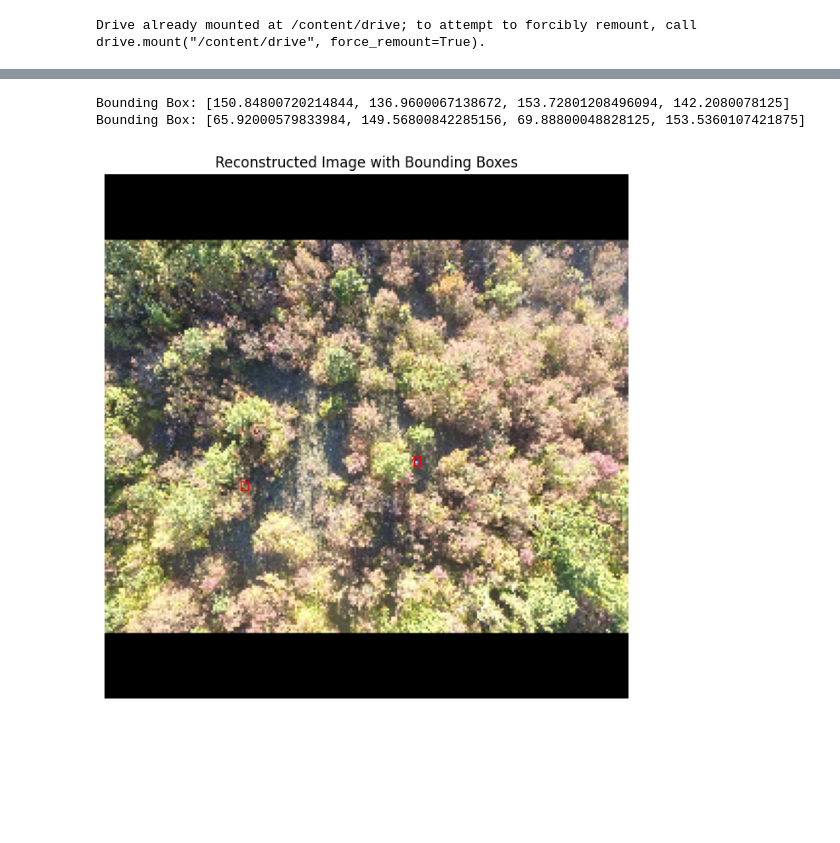
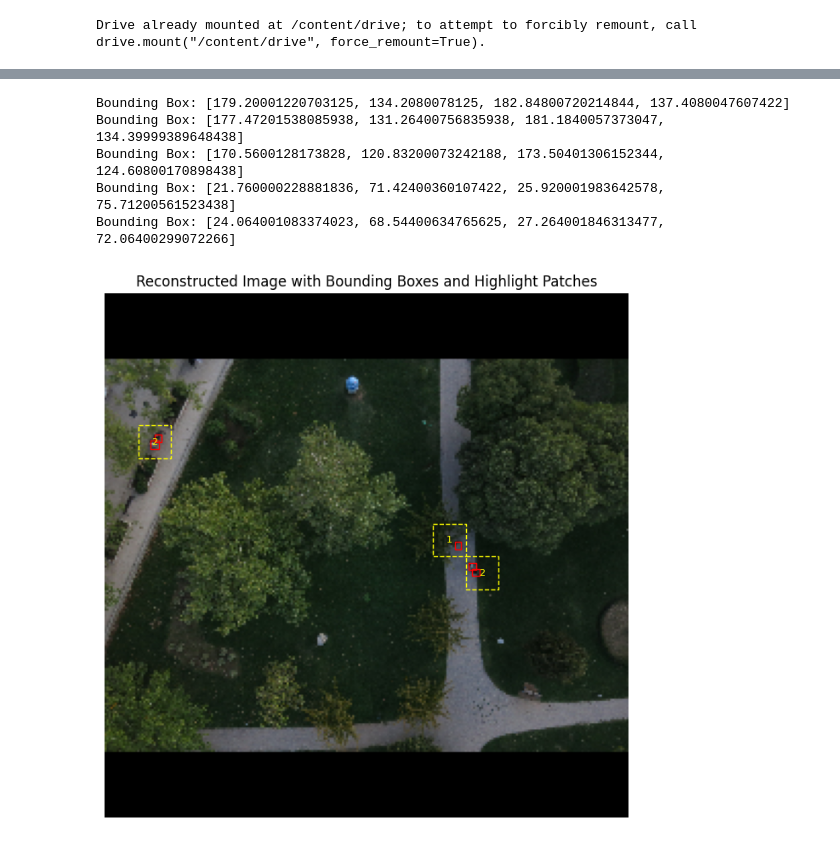
Before and after one commit to teddyam/LePersonFinder, a Jupyter notebook: preprocessing.ipynb, the cells around one changed output, grey strips where cells are left out. Cells and saved outputs as stored; diff of their text form; code cells hidden in the pictures; blank space fills up the shorter version.

```diff
--- a/preprocessing.ipynb
+++ b/preprocessing.ipynb
@@ -163,7 +181,9 @@ def preprocess_image(image_path, annotation_path):
       new_shape[1], new_shape[0], pad_w, pad_h
   )
 
-  return patches, bounding_boxes_scaled
+  overlap_counts = compute_overlap_counts(bounding_boxes_scaled, IMAGE_SIZE, PATCH_SIZE)
+
+  return patches, overlap_counts, bounding_boxes_scaled
 # %%
 def file_exists(file_path):
     return tf.io.gfile.exists(file_path.numpy().decode())
@@ -189,13 +209,17 @@ def create_filtered_dataset(images_path, annotations_path, subset_prefix):
 train_dataset = create_filtered_dataset(images_path, annotations_path, 'train')
 test_dataset = create_filtered_dataset(images_path, annotations_path, 'test')
 
-for patches, bboxes in train_dataset.take(1):
+for patches, overlap_counts, bboxes in train_dataset.take(1):
     print('Train patches shape:', patches.shape)
     print('Train bounding boxes:', bboxes)
+    print('Train overlap counts shape:', overlap_counts.shape)
+    print('Train sample overlap counts:', overlap_counts.numpy().flatten()[:256])
 
-for patches, bboxes in test_dataset.take(1):
+for patches, overlap_counts, bboxes in test_dataset.take(1):
     print('Test patches shape:', patches.shape)
     print('Test bounding boxes:', bboxes)
+    print('Test overlap counts shape:', overlap_counts.shape)
+    print('Test sample overlap counts:', overlap_counts.numpy().flatten()[:256])
 # %% [output]
 Train patches shape: (256, 768)
 Train bounding boxes: tf.Tensor([], shape=(0, 4), dtype=float32)
@@ -209,33 +241,46 @@ Test bounding boxes: tf.Tensor(
 # %%
-def display_image_with_bboxes(image_patches, bbox_data, num_patches_side):
+def display_image_with_bboxes(image_patches, overlap_counts, bbox_data, num_patches_side):
     patches_reshaped = tf.reshape(image_patches, [num_patches_side, num_patches_side, PATCH_SIZE, PATCH_SIZE, 3])
     patches_transposed = tf.transpose(patches_reshaped, [0, 2, 1, 3, 4])
     image_reconstructed = tf.reshape(patches_transposed, [IMAGE_SIZE, IMAGE_SIZE, 3])
 
     fig, ax = plt.subplots(figsize=(8, 8))
     ax.imshow(image_reconstructed)
 
     for bbox in bbox_data:
         y_min = bbox[1]
         x_min = bbox[0]
         y_max = bbox[3]
         x_max = bbox[2]
         print(f"Bounding Box: [{x_min}, {y_min}, {x_max}, {y_max}]")
 
         width = x_max - x_min
         height = y_max - y_min
 
         rect = mpatches.Rectangle((x_min, y_min), width, height, linewidth=1, edgecolor='r', facecolor='none')
         ax.add_patch(rect)
 
-    plt.title("Reconstructed Image with Bounding Boxes")
+    for i in range(num_patches_side):
+        for j in range(num_patches_side):
+            if overlap_counts[i, j, 0] > 0:
+                patch_x = j * PATCH_SIZE
+                patch_y = i * PATCH_SIZE
+                rect = mpatches.Rectangle((patch_x, patch_y), PATCH_SIZE, PATCH_SIZE, linewidth=1, edgecolor='yellow', facecolor='none', linestyle='--')
+                ax.add_patch(rect)
+                ax.text(patch_x + PATCH_SIZE / 2, patch_y + PATCH_SIZE / 2, str(overlap_counts[i, j, 0]),
+                        color='yellow', ha='center', va='center', fontsize=8)
+
+    plt.title("Reconstructed Image with Bounding Boxes and Highlight Patches")
     plt.axis('off')
     plt.show()
 
-for image_patches, bbox_data in train_dataset.take(1):
+for image_patches, overlap_counts, bbox_data in train_dataset.take(1):
     num_patches_side = IMAGE_SIZE // PATCH_SIZE
-    display_image_with_bboxes(image_patches.numpy(), bbox_data.numpy(), num_patches_side)
+    display_image_with_bboxes(image_patches.numpy(), overlap_counts.numpy(), bbox_data.numpy(), num_patches_side)
 # %% [output]
-Bounding Box: [150.84800720214844, 136.9600067138672, 153.72801208496094, 142.2080078125]
-Bounding Box: [65.92000579833984, 149.56800842285156, 69.88800048828125, 153.5360107421875]
+Bounding Box: [179.20001220703125, 134.2080078125, 182.84800720214844, 137.4080047607422]
+Bounding Box: [177.47201538085938, 131.26400756835938, 181.1840057373047, 134.39999389648438]
+Bounding Box: [170.5600128173828, 120.83200073242188, 173.50401306152344, 124.60800170898438]
+Bounding Box: [21.760000228881836, 71.42400360107422, 25.920001983642578, 75.71200561523438]
+Bounding Box: [24.064001083374023, 68.54400634765625, 27.264001846313477, 72.06400299072266]
-[figure, old version]
+[figure, new version]
```
Also changed, not shown: parts of 4 cells of this notebook.
